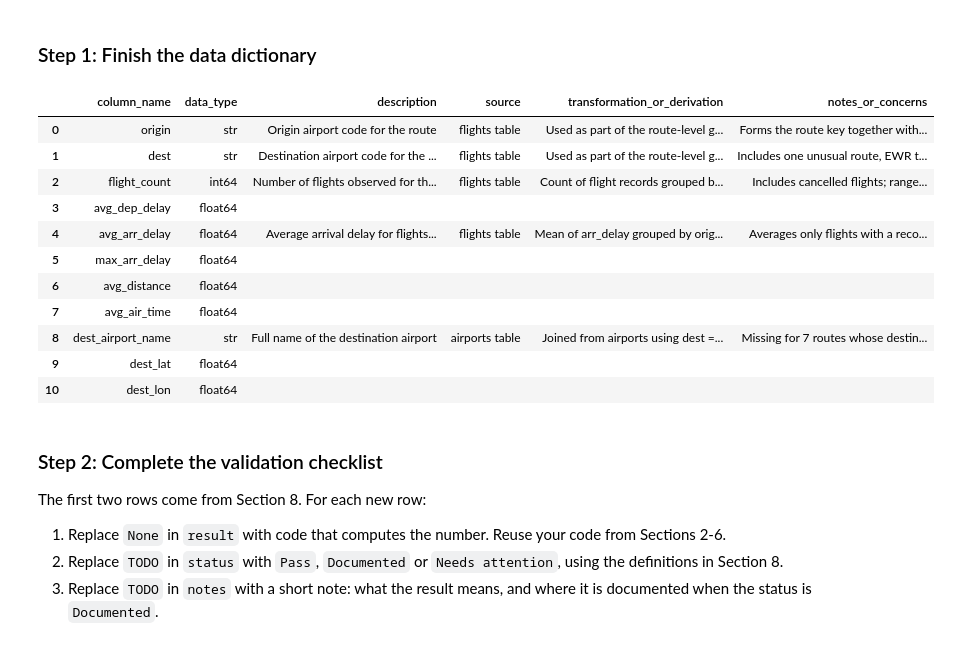
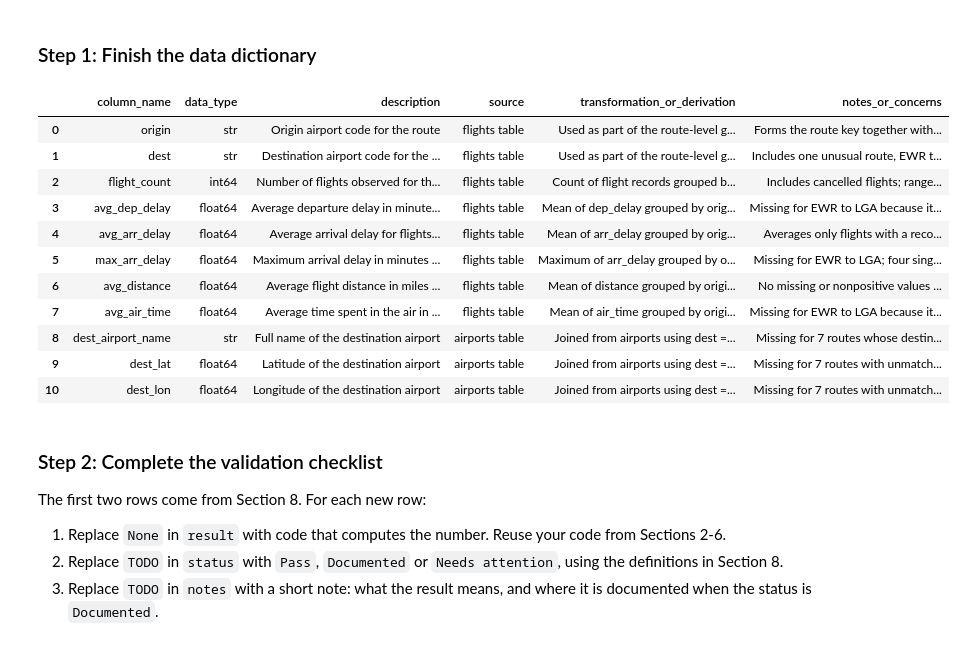
Before and after one commit to kalshaikhli/-ban6003-week-11-abt-documantation-update, a Jupyter notebook: notebooks/module11_abt_documentation_guided_lab.ipynb, the cells around one changed output. Drawn from its saved outputs; the diff is of its cells as text; code cells hidden in the pictures.

Commit message:
Complete ABT findings and data dictionary documentation

```diff
--- a/notebooks/module11_abt_documentation_guided_lab.ipynb
+++ b/notebooks/module11_abt_documentation_guided_lab.ipynb
@@ -675,31 +678,60 @@ An analyst on another team will use the route ABT next week and cannot ask you t
 # %%
 # Offline Assignment, step 1 - document the five remaining ABT columns.
 # Replace the empty strings, four values per column in the order of doc_fields, then run the cell.
+
+
 remaining_entries = {
-    "max_arr_delay": ["", "", "", ""],
-    "avg_distance": ["", "", "", ""],
-    "avg_air_time": ["", "", "", ""],
-    "dest_lat": ["", "", "", ""],
-    "dest_lon": ["", "", "", ""],
+    "max_arr_delay": [
+        "Maximum arrival delay in minutes for each route",
+        "flights table",
+        "Maximum of arr_delay grouped by origin and destination",
+        "Missing for EWR to LGA; four single-flight routes have negative maximum delays. Potential data leakage because this value is unknown before the flights occur"
+    ],
+    "avg_distance": [
+        "Average flight distance in miles for each route",
+        "flights table",
+        "Mean of distance grouped by origin and destination",
+        "No missing or nonpositive values identified"
+    ],
+    "avg_air_time": [
+        "Average time spent in the air in minutes for each route",
+        "flights table",
+        "Mean of air_time grouped by origin and destination",
+        "Missing for EWR to LGA because its only flight was cancelled"
+    ],
+    "dest_lat": [
+        "Latitude of the destination airport",
+        "airports table",
+        "Joined from airports using dest = faa",
+        "Missing for 7 routes with unmatched destination airport codes"
+    ],
+    "dest_lon": [
+        "Longitude of the destination airport",
+        "airports table",
+        "Joined from airports using dest = faa",
+        "Missing for 7 routes with unmatched destination airport codes"
+    ],
 }
 
 for abt_column, values in remaining_entries.items():
-    data_dictionary.loc[data_dictionary["column_name"] == abt_column, doc_fields] = values
+    data_dictionary.loc[
+        data_dictionary["column_name"] == abt_column, doc_fields
+    ] = values
 
 data_dictionary
 # %% [output]
 |  | column_name | data_type | description | source | transformation_or_derivation | notes_or_concerns |
 | 0 | origin | str | Origin airport code for the route | flights table | Used as part of the route-level g... | Forms the route key together with... |
 | 1 | dest | str | Destination airport code for the ... | flights table | Used as part of the route-level g... | Includes one unusual route, EWR t... |
 | 2 | flight_count | int64 | Number of flights observed for th... | flights table | Count of flight records grouped b... | Includes cancelled flights; range... |
-| 3 | avg_dep_delay | float64 |  |  |  |  |
+| 3 | avg_dep_delay | float64 | Average departure delay in minute... | flights table | Mean of dep_delay grouped by orig... | Missing for EWR to LGA because it... |
 | 4 | avg_arr_delay | float64 | Average arrival delay for flights... | flights table | Mean of arr_delay grouped by orig... | Averages only flights with a reco... |
-| 5 | max_arr_delay | float64 |  |  |  |  |
-| 6 | avg_distance | float64 |  |  |  |  |
-| 7 | avg_air_time | float64 |  |  |  |  |
+| 5 | max_arr_delay | float64 | Maximum arrival delay in minutes ... | flights table | Maximum of arr_delay grouped by o... | Missing for EWR to LGA; four sing... |
+| 6 | avg_distance | float64 | Average flight distance in miles ... | flights table | Mean of distance grouped by origi... | No missing or nonpositive values ... |
+| 7 | avg_air_time | float64 | Average time spent in the air in ... | flights table | Mean of air_time grouped by origi... | Missing for EWR to LGA because it... |
 | 8 | dest_airport_name | str | Full name of the destination airport | airports table | Joined from airports using dest =... | Missing for 7 routes whose destin... |
-| 9 | dest_lat | float64 |  |  |  |  |
-| 10 | dest_lon | float64 |  |  |  |  |
+| 9 | dest_lat | float64 | Latitude of the destination airport | airports table | Joined from airports using dest =... | Missing for 7 routes with unmatch... |
+| 10 | dest_lon | float64 | Longitude of the destination airport | airports table | Joined from airports using dest =... | Missing for 7 routes with unmatch... |
 # %% [markdown]
 ### Step 2: Complete the validation checklist
 
```
Also changed, not shown: parts of 2 cells of this notebook.
